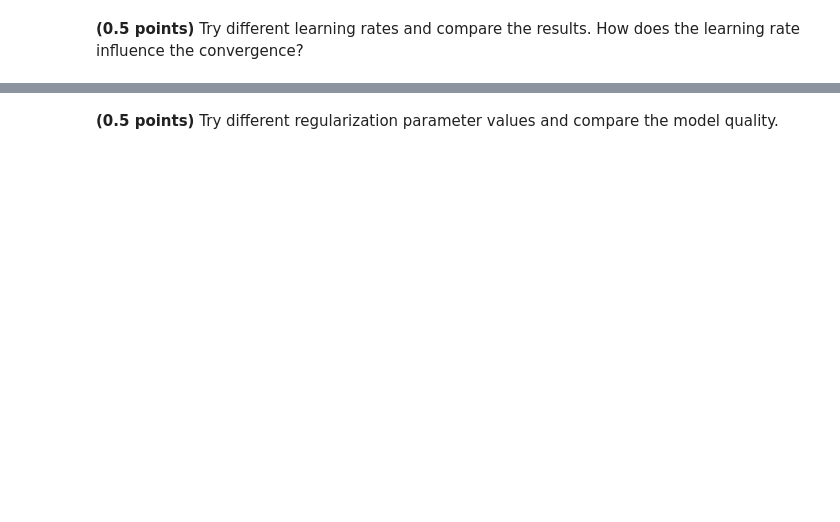
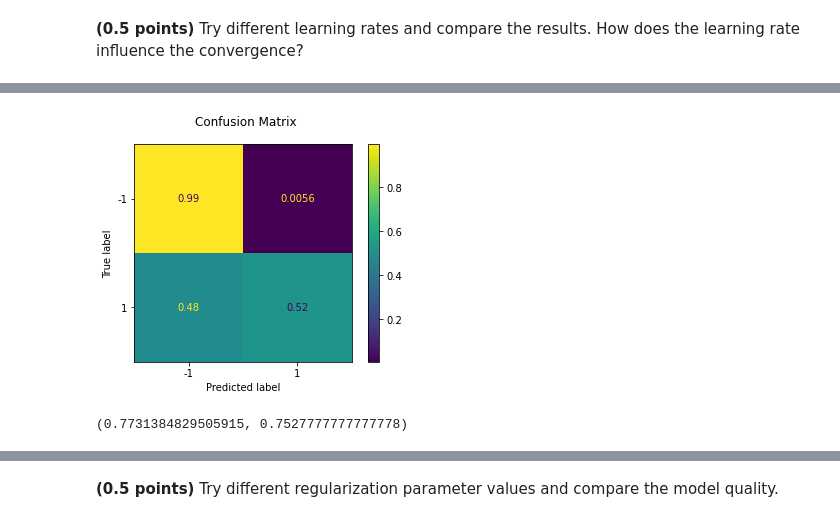
Before and after one commit to slobby/ml_task5, a Jupyter notebook: hw_classification.ipynb, the cells around one changed output, grey strips where cells are left out. Saved outputs shown, nothing was run; the diff lists cells and outputs as text; code cells hidden in the pictures; blank space fills up the shorter version.

```diff
--- a/hw_classification.ipynb
+++ b/hw_classification.ipynb
@@ -218 +243,8 @@ assert min(train_acc, test_acc) > 0.9
+# %%
+train_acc, test_acc = fit_evaluate(CustomLogisticRegression(
+    eta=0.01), X_train, y_train, X_test, y_test)
+train_acc, test_acc
+# %% [output]
+[figure, added]
+(0.7731384829505915, 0.7527777777777778)
 # %%
```
Also changed, not shown: parts of 30 cells of this notebook.
